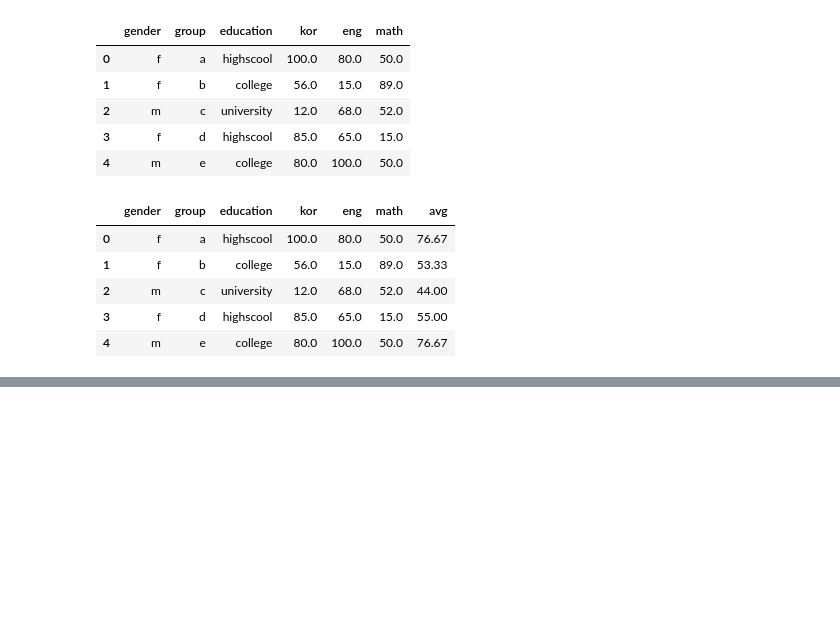
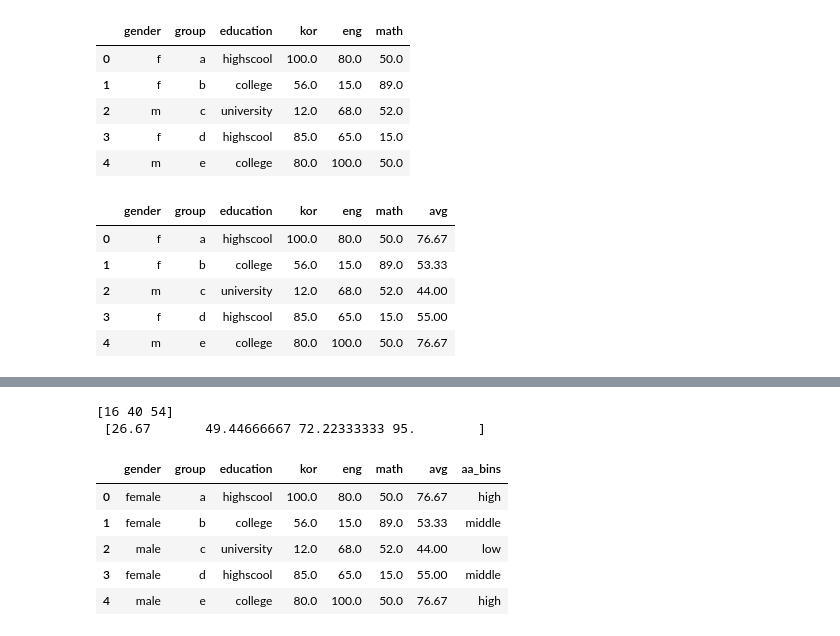
Before and after one commit to Whiteheim/Class, a Jupyter notebook: Dec08_3_TypeCasting.ipynb, the cells around one changed output, grey strips where cells are left out. Saved outputs shown, nothing was run; the diff lists cells and outputs as text; code cells hidden in the pictures; blank space fills up the shorter version.

```diff
--- a/Dec08_3_TypeCasting.ipynb
+++ b/Dec08_3_TypeCasting.ipynb
@@ -104,0 +128,3 @@ a.head()
+# %%
+a[['group', 'education']] = a[['group', 'education']].astype('category')
+a.dtypes
@@ -104,0 +148,7 @@ a.head()
+# %%
+# replace() : 값 변경
+# 다양한 값을 한번에 변경 가능
+# replace( {변경전 값 : 변경후 값, ...} )
+# a['gender']
+a['gender'].replace({'f' : 'female', 'm' : 'male'}, inplace=True)
+a['gender'].unique()
@@ -104,0 +161,3 @@ a.head()
+# %%
+aa = pd.DataFrame(a)
+aa.head()
@@ -104,0 +171,26 @@ a.head()
+# %%
+# np.histogram() : np.histogram(나눌 리스트, bins=나눌 구간)
+# 2개의 값 도출
+#   count : 각 구간에 속하는 값의 개수
+#   bins_dividers : 경계값의 내용을 리스트에 담아 반환
+count, bins_dividers = np.histogram(aa['avg'], bins=3)
+print(count, '\n', bins_dividers)
+# %% [output]
+[16 40 54]
+ [26.67       49.44666667 72.22333333 95.        ]
+# %%
+# pd.cut() : 자동으로 범주형 변수를 생성해줌, 간단함
+bin_names = ['low', 'middle', 'high']
+aa['aa_bins'] = pd.cut(x = aa['avg'],             # 데이터의 배열
+                       bins = bins_dividers,      # 경계값 리스트
+                       labels=bin_names,          # 구간명
+                       include_lowest=True)       # 첫 경계값 포함 여부 (구간의 하위값)
+
+aa.head()
+# %% [output]
+|  | gender | group | education | kor | eng | math | avg | aa_bins |
+| 0 | female | a | highscool | 100.0 | 80.0 | 50.0 | 76.67 | high |
+| 1 | female | b | college | 56.0 | 15.0 | 89.0 | 53.33 | middle |
+| 2 | male | c | university | 12.0 | 68.0 | 52.0 | 44.00 | low |
+| 3 | female | d | highscool | 85.0 | 65.0 | 15.0 | 55.00 | middle |
+| 4 | male | e | college | 80.0 | 100.0 | 50.0 | 76.67 | high |
```
Also changed, not shown: parts of 8 cells of this notebook.
